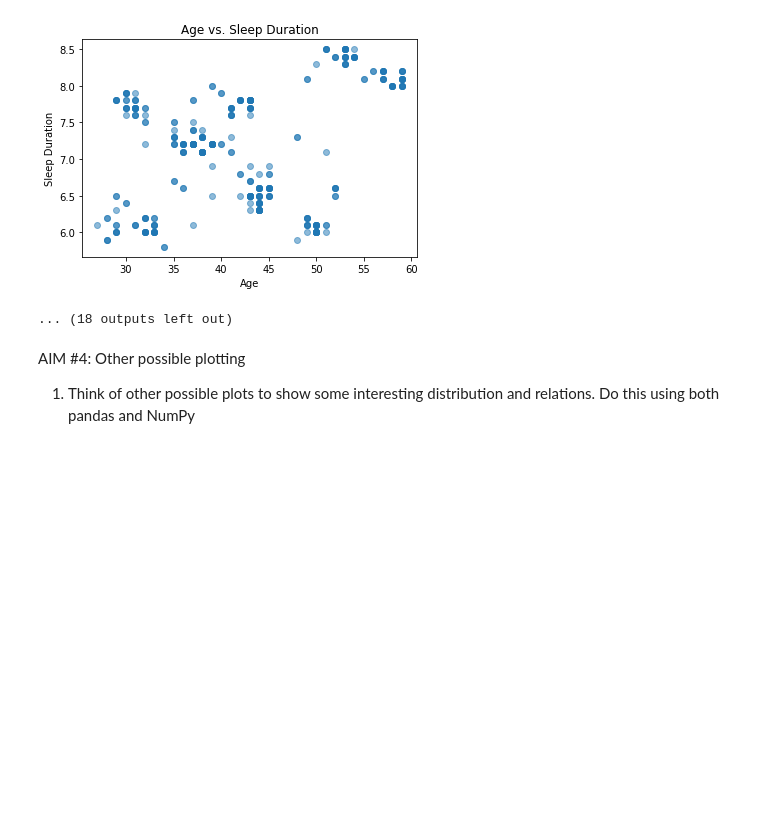
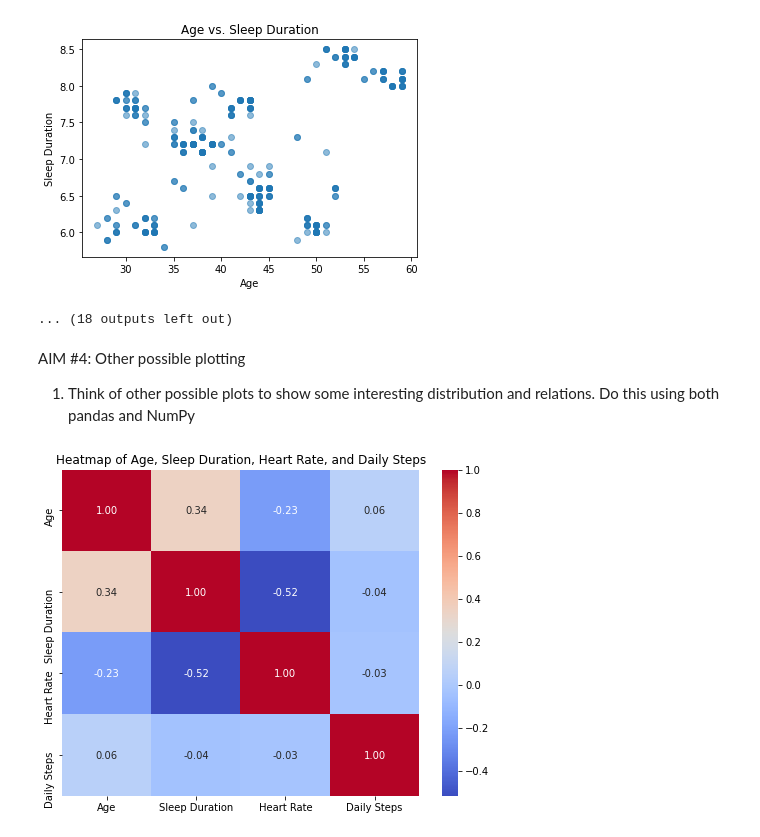
Before and after one commit to Sulin-001/NGEX6, a Jupyter notebook: ngex6.ipynb, the cells around one changed output. Drawn from its saved outputs; the diff is of its cells as text; code cells hidden in the pictures; blank space fills up the shorter version.

```diff
--- a/ngex6.ipynb
+++ b/ngex6.ipynb
@@ -413,3 +413,12 @@ plt.show()
 AIM #4: Other possible plotting
 
 1. Think of other possible plots to show some interesting distribution and relations. Do this using both pandas and NumPy
+# %%
+#heatmap
+corr = df[['Age', 'Sleep Duration', 'Heart Rate', 'Daily Steps']].corr()
+plt.figure(figsize=(8, 6))
+sns.heatmap(corr, annot=True, cmap='coolwarm', fmt='.2f')
+plt.title('Heatmap of Age, Sleep Duration, Heart Rate, and Daily Steps')
+plt.show()
+# %% [output]
+[figure, added]
```
Also changed, not shown: parts of 4 cells of this notebook.
